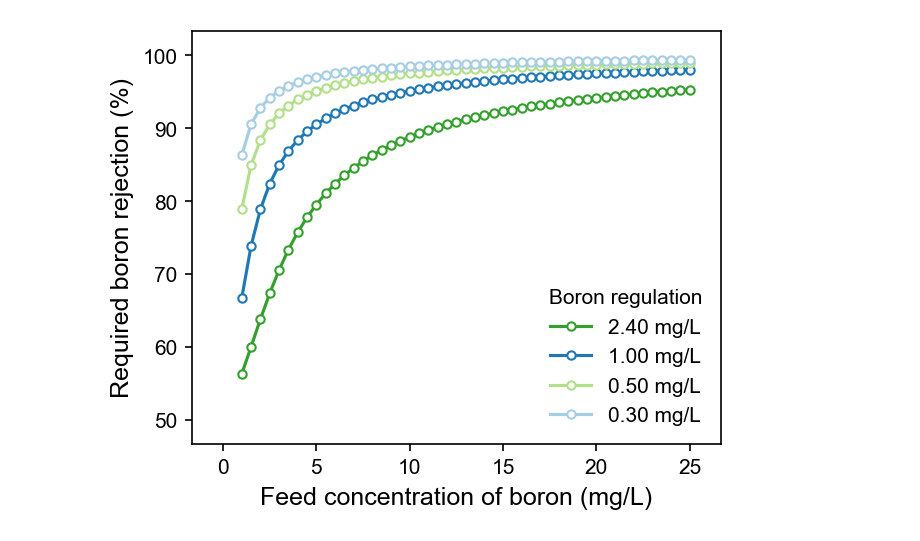
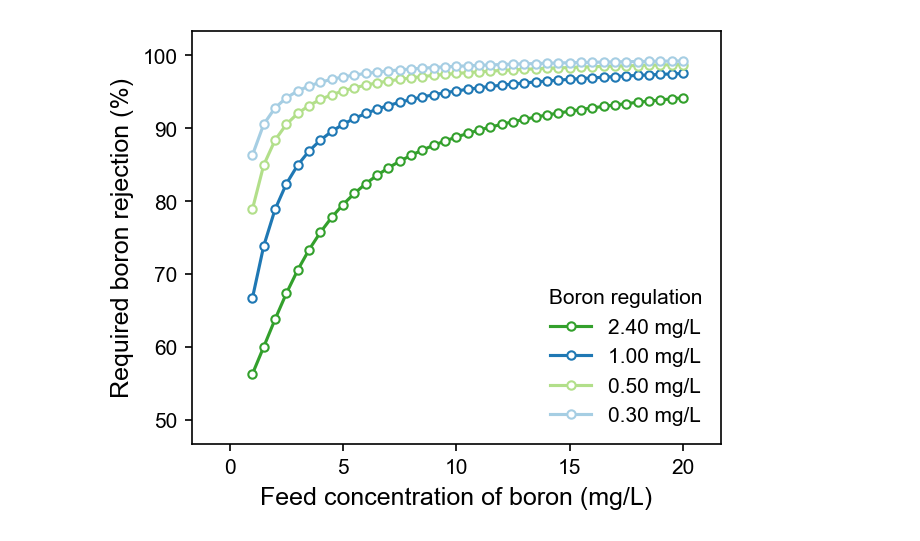
Before and after one commit to savannahsakhai/watertap, a Jupyter notebook: watertap/examples/flowsheets/boron_removal/sweep_plots.ipynb, the cells around one changed output. Cells and saved outputs as stored; diff of their text form; code cells hidden in the pictures.

```diff
--- a/watertap/examples/flowsheets/boron_removal/sweep_plots.ipynb
+++ b/watertap/examples/flowsheets/boron_removal/sweep_plots.ipynb
@@ -308,13 +369,14 @@ WARNING: This tool kit is depreciated - please use psPlotKit - repo ( https://gi
 # plt.savefig("LCOW_%diff_BWRO2", dpi=600)
 # %%
 data = pd.read_csv(r'G:\My Drive\Research\Dev\Boron Surrogate\sensitivity_full_flowsheet_membrane_properties_1.csv')
+data = data[data["# boron_feed"] <= 20/1000]
 # %%
 data1 = data[(data["boron_limit"] == 3.000000e-04) ]
 data2 = data[(data["boron_limit"] == 5.00000e-04) ]
 data3 = data[(data["boron_limit"] == 1.0000e-03) ]
 data4 = data[(data["boron_limit"] == 2.4000e-03) ]
 
-fig = fig_generator.figureGenerator()
+fig = figureGenerator()
 fig.init_figure(width=3.25*1.4,
                 height=3.25*1.1,)
 fig.plot_line(
@@ -384,7 +446,7 @@ fig.plot_line(
 
 plt.legend(["2.40 mg/L","1.00 mg/L","0.50 mg/L","0.30 mg/L"], title="Boron regulation", frameon=False)
 
-xformat=[[0, 25], 5]
+xformat=[[0, 20], 5]
 yformat=[[50, 100], 10]
 # # x-pltis
 spacing_factor = 3
@@ -407,4 +468,4 @@ WARNING: This tool kit is depreciated - please use psPlotKit - repo ( https://gi
-[figure, old version]
+[figure, new version]
 # %%
 # plt.figure()
 
```
Also changed, not shown: parts of 8 cells of this notebook, 24 other files.
